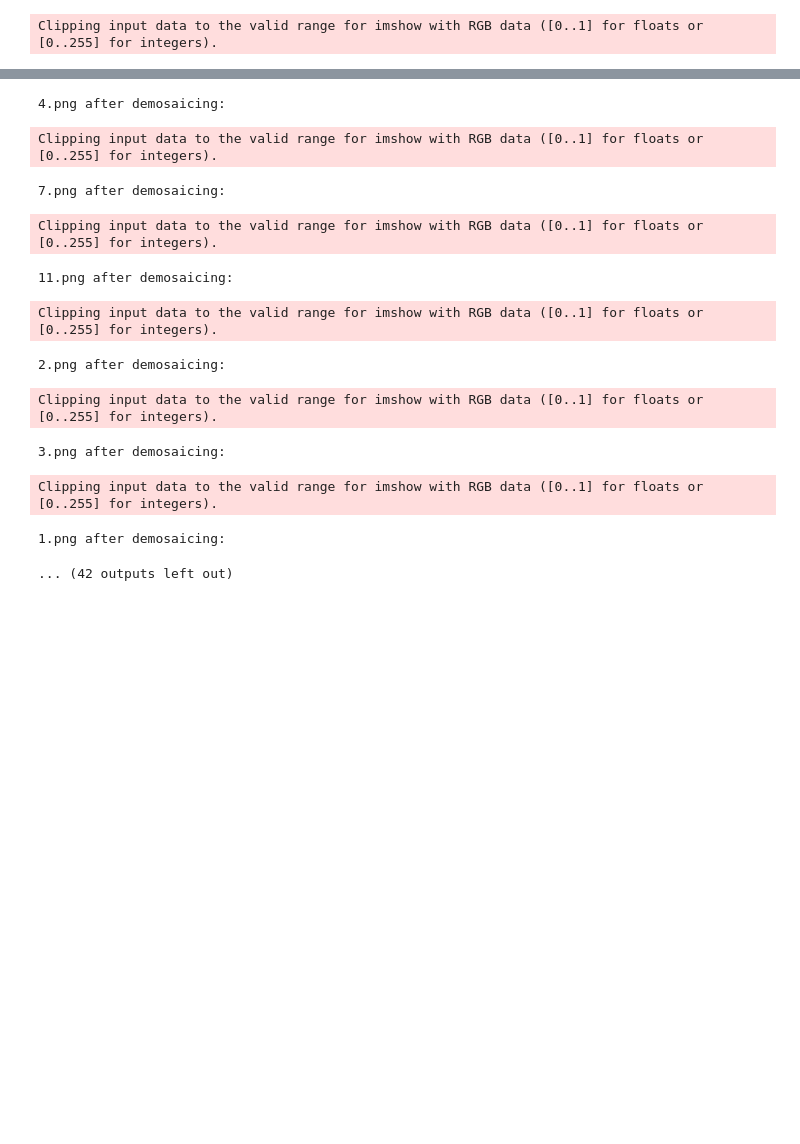
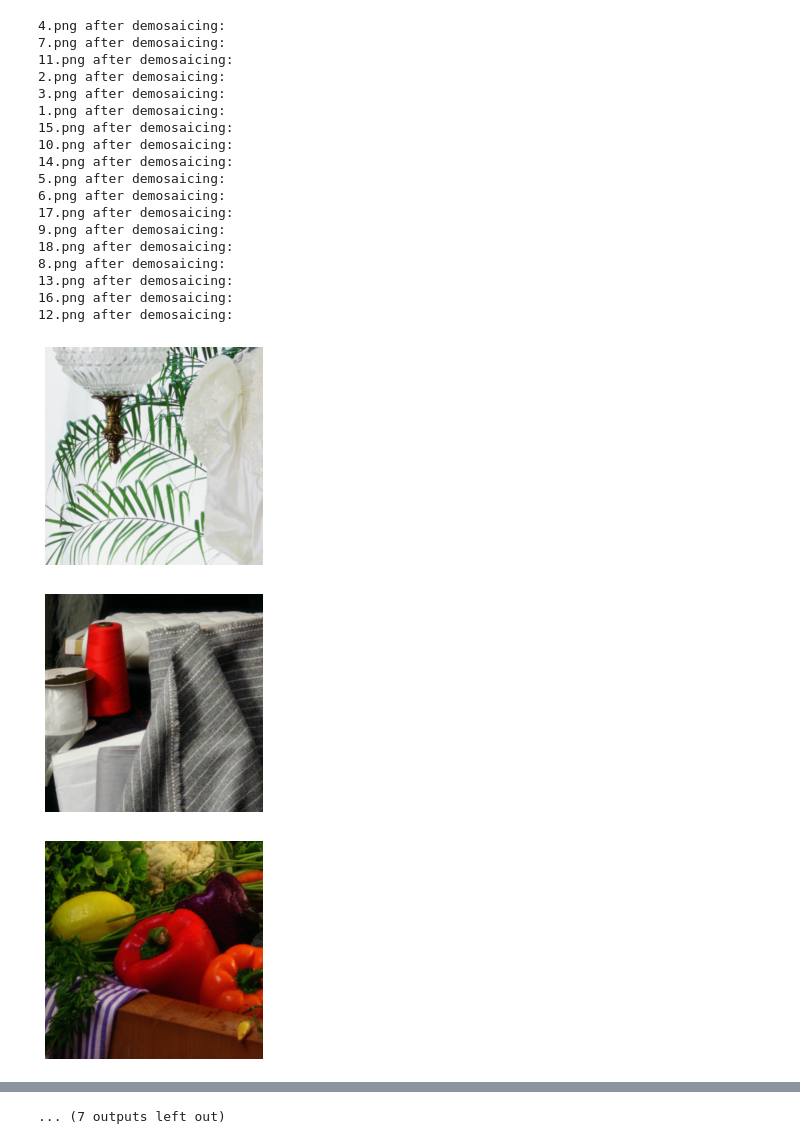
Before and after one commit to QiaowenYoung/Demosaicing, a Jupyter notebook: kimmel.ipynb, the cells around one changed output, grey strips where cells are left out. Cells and saved outputs as stored; diff of their text form; code cells hidden in the pictures; blank space fills up the shorter version.

Commit message:
Modify the weighted algorithm and add PSNR calculation

```diff
--- a/kimmel.ipynb
+++ b/kimmel.ipynb
@@ -207,23 +267,62 @@ def Weighted_Linear_Demosaicing(img):
 
     return img_d
+# %%
+# calculate psnr
+
+def PSNR(img1, img2):
+    mse = np.mean((img1 - img2) ** 2)
+    if mse == 0:
+        return 100
+    else:
+        return 20 * np.log10(255 / np.sqrt(mse))
 # %%
 # process inputs
 
 # path = "/Users/qiaowenyang/Desktop/22ss/jssxx/labs/Codingproject/code/inputs"
-path = "/home/brighterw/PHOT22spr/coding_pj/input"
+path = "/home/brighterw/PHOT22spr/coding_pj/Demosaicing/inputs"
+truth = "/home/brighterw/PHOT22spr/coding_pj/Demosaicing/ground_truth"
+
+psnr = {}
 
 def process(path):
     for file in os.listdir(path):
-        filename = os.path.join(path, file)
-        img = imread(filename)
-        img_cfa = img[:, :, 0] + img[:, :, 1] + img[:, :, 2]
-        img_d = Weighted_Linear_Demosaicing(img_cfa)
+        # the input file
+        filename1 = os.path.join(path, file)
+        img1 = imread(filename1).astype('float32')
+        img_cfa = img1[:, :, 0] + img1[:, :, 1] + img1[:, :, 2]
+        img_d = Weighted_Linear_Demosaicing(img_cfa / 255, refinement=False)
+        # the ground truth file
+        filename2 = os.path.join(path, file)
+        img2 = imread(filename2).astype('float32')
+        # calculate PSNR
+        psnr[file] = PSNR(img_d * 255, img2)
+        # show the output image
         print(f"{file} after demosaicing:")
         plt.figure()
         plt.imshow(img_d)
         plt.axis('off')
         plt.savefig(f"weighted_linear_outputs/demosaicing_{file}", dpi=200)
 
 process(path)
 # %% [output]
-Clipping input data to the valid range for imshow with RGB data ([0..1] for floats or [0..255] for integers).
+4.png after demosaicing:
+7.png after demosaicing:
+11.png after demosaicing:
+2.png after demosaicing:
+3.png after demosaicing:
+1.png after demosaicing:
+15.png after demosaicing:
+10.png after demosaicing:
+14.png after demosaicing:
+5.png after demosaicing:
+6.png after demosaicing:
+17.png after demosaicing:
+9.png after demosaicing:
+18.png after demosaicing:
+8.png after demosaicing:
+13.png after demosaicing:
+16.png after demosaicing:
+12.png after demosaicing:
+[figure, added]
+[figure, added]
+[figure, added]
@@ -230,12 +337 @@ Clipping input data to the valid range for imshow with RGB data ([0..1] for floa
-4.png after demosaicing:
+... (7 outputs left out)
-Clipping input data to the valid range for imshow with RGB data ([0..1] for floats or [0..255] for integers).
-7.png after demosaicing:
-Clipping input data to the valid range for imshow with RGB data ([0..1] for floats or [0..255] for integers).
-11.png after demosaicing:
-Clipping input data to the valid range for imshow with RGB data ([0..1] for floats or [0..255] for integers).
-2.png after demosaicing:
-Clipping input data to the valid range for imshow with RGB data ([0..1] for floats or [0..255] for integers).
-3.png after demosaicing:
-Clipping input data to the valid range for imshow with RGB data ([0..1] for floats or [0..255] for integers).
-1.png after demosaicing:
-... (42 outputs left out)
```
Also changed, not shown: parts of 3 cells of this notebook, 37 other files.
